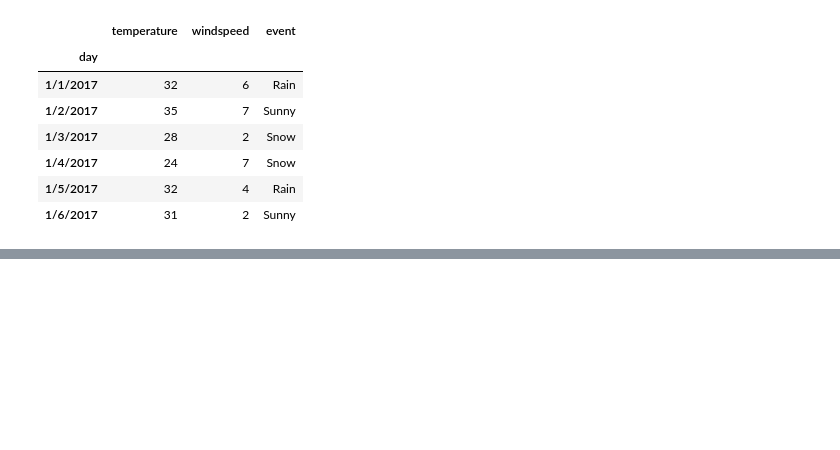
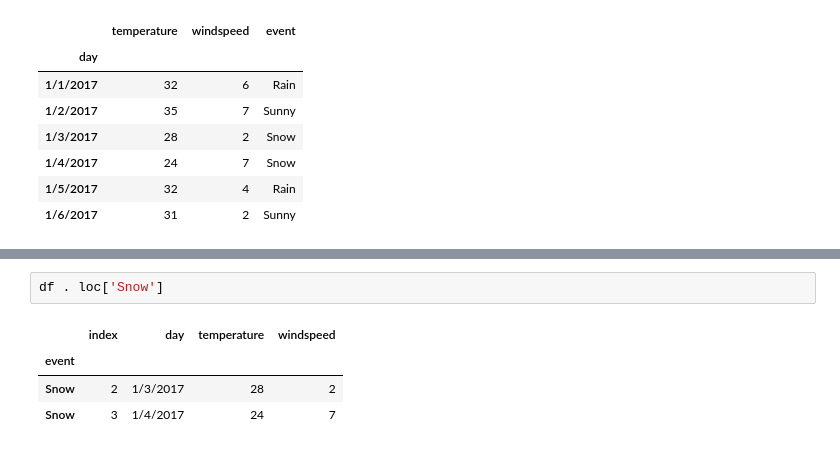
Before and after one commit to BHAVANI-PRASAD-KARRI/-codebasics_with_pandas, a Jupyter notebook: 11-09-2026.ipynb, the cells around one changed output, grey strips where cells are left out. Drawn from its saved outputs; the diff is of its cells as text; blank space fills up the shorter version.

```diff
--- a/11-09-2026.ipynb
+++ b/11-09-2026.ipynb
@@ -147,0 +196,7 @@ df
+# %%
+df . loc['Snow']
+# %% [output]
+|  | index | day | temperature | windspeed |
+| event |  |  |  |  |
+| Snow | 2 | 1/3/2017 | 28 | 2 |
+| Snow | 3 | 1/4/2017 | 24 | 7 |
```
Also changed, not shown: parts of 7 cells of this notebook.
